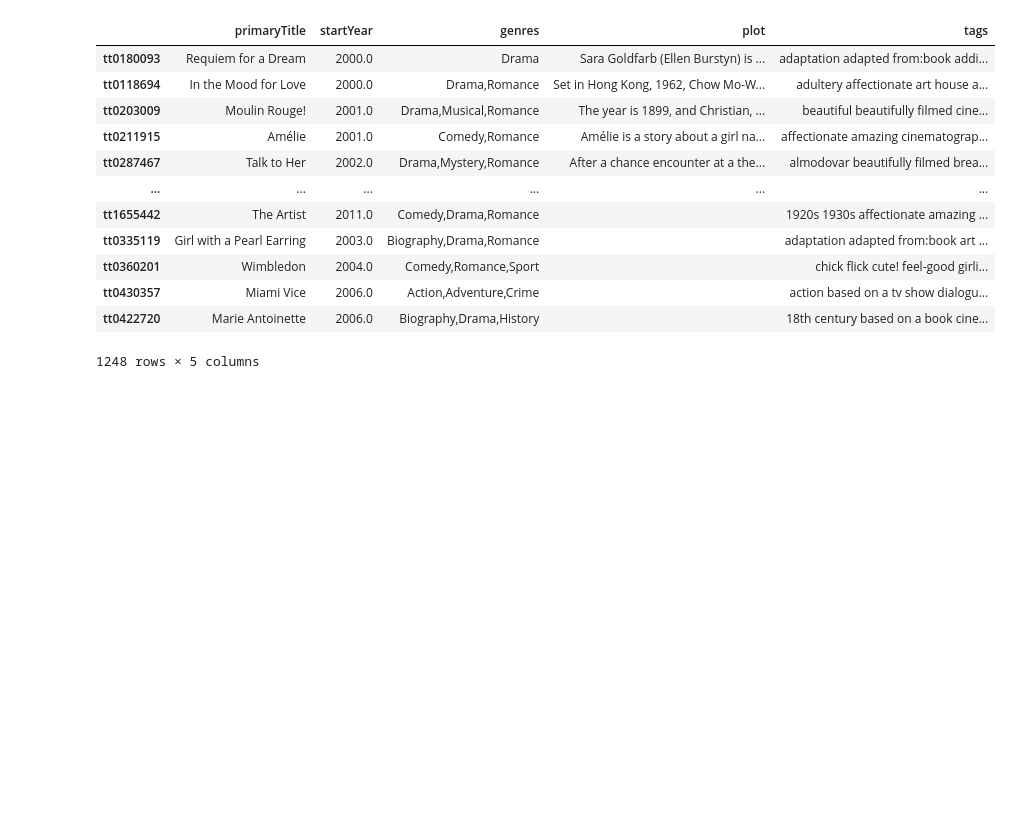
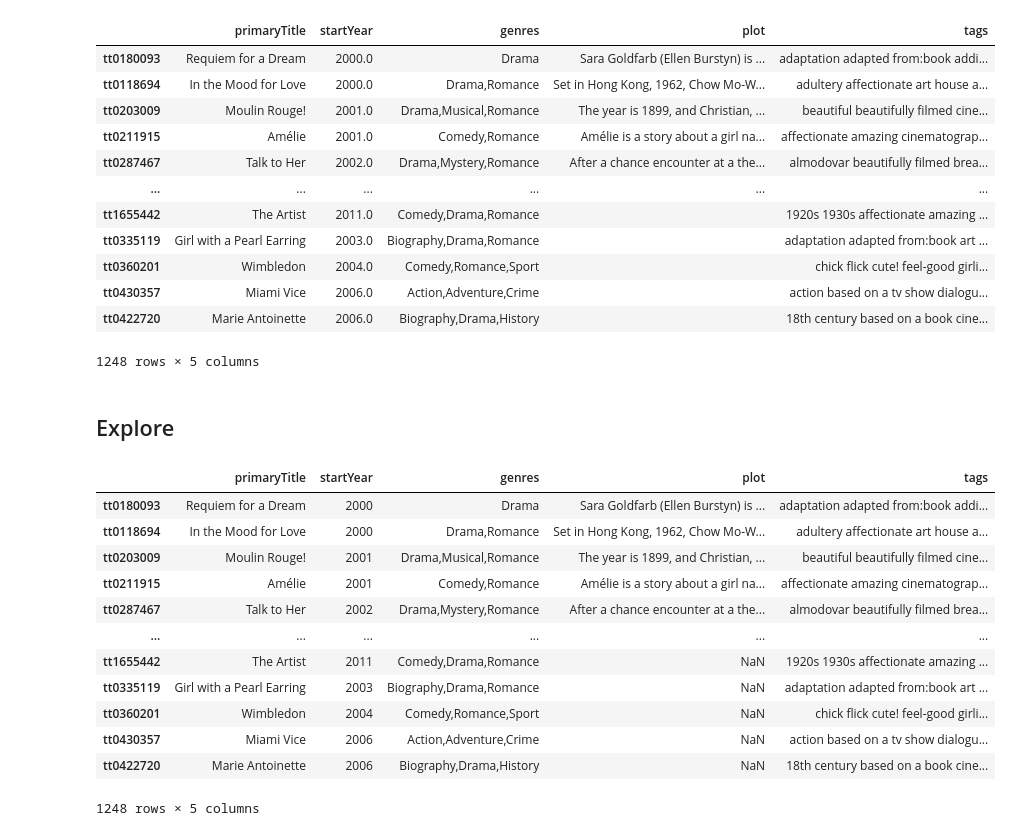
Before and after one commit to michaelbzms/DeepRecommendation, a Jupyter notebook: src/gather_text_info_for_movies.ipynb, the cells around one changed output. Saved outputs shown, nothing was run; the diff lists cells and outputs as text; code cells hidden in the pictures; blank space fills up the shorter version.

```diff
--- a/src/gather_text_info_for_movies.ipynb
+++ b/src/gather_text_info_for_movies.ipynb
@@ -163,3 +163,24 @@ df
 1248 rows × 5 columns
 # %%
 df.to_csv('../data/movie_info.csv')
+# %% [markdown]
+## Explore
+# %%
+df = pd.read_csv('../data/movie_info.csv', index_col=0)
+df['startYear'] = df['startYear'].astype(int)
+# %%
+df
+# %% [output]
+|  | primaryTitle | startYear | genres | plot | tags |
+| tt0180093 | Requiem for a Dream | 2000 | Drama | Sara Goldfarb (Ellen Burstyn) is ... | adaptation adapted from:book addi... |
+| tt0118694 | In the Mood for Love | 2000 | Drama,Romance | Set in Hong Kong, 1962, Chow Mo-W... | adultery affectionate art house a... |
+| tt0203009 | Moulin Rouge! | 2001 | Drama,Musical,Romance | The year is 1899, and Christian, ... | beautiful beautifully filmed cine... |
+| tt0211915 | Amélie | 2001 | Comedy,Romance | Amélie is a story about a girl na... | affectionate amazing cinematograp... |
+| tt0287467 | Talk to Her | 2002 | Drama,Mystery,Romance | After a chance encounter at a the... | almodovar beautifully filmed brea... |
+| ... | ... | ... | ... | ... | ... |
+| tt1655442 | The Artist | 2011 | Comedy,Drama,Romance | NaN | 1920s 1930s affectionate amazing ... |
+| tt0335119 | Girl with a Pearl Earring | 2003 | Biography,Drama,Romance | NaN | adaptation adapted from:book art ... |
+| tt0360201 | Wimbledon | 2004 | Comedy,Romance,Sport | NaN | chick flick cute! feel-good girli... |
+| tt0430357 | Miami Vice | 2006 | Action,Adventure,Crime | NaN | action based on a tv show dialogu... |
+| tt0422720 | Marie Antoinette | 2006 | Biography,Drama,History | NaN | 18th century based on a book cine... |
+1248 rows × 5 columns
```
Also changed, not shown: parts of 1 cell of this notebook, 3 other files.
